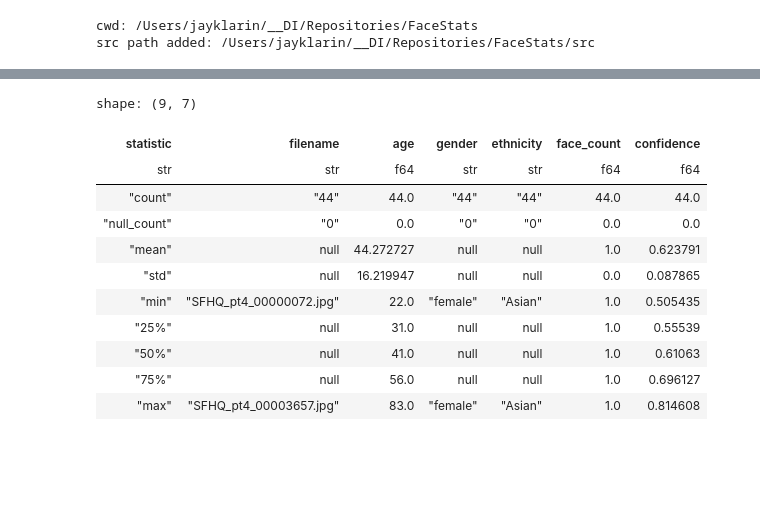
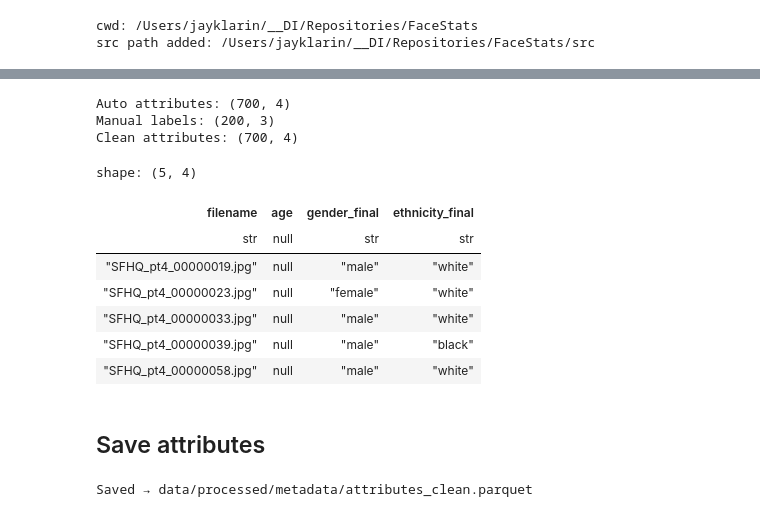
Before and after one commit to jayklarin/FaceStats, a Jupyter notebook: notebooks/03_attributes.ipynb, the cells around one changed output, grey strips where cells are left out. Saved outputs shown, nothing was run; the diff lists cells and outputs as text; code cells hidden in the pictures; blank space fills up the shorter version.

```diff
--- a/notebooks/03_attributes.ipynb
+++ b/notebooks/03_attributes.ipynb
@@ -190,17 +300,64 @@ shape: (5, 6)
+# %%
+import polars as pl
+
+# Load auto + manual
+attr = pl.read_parquet("data/processed/metadata/attributes.parquet")
+ml   = pl.read_csv("data/processed/metadata/manual_labels.csv")
+
+print("Auto attributes:", attr.shape)
+print("Manual labels:", ml.shape)
+
+# Merge manual labels
+merged = (
+    attr
+    .join(ml, on="filename", how="left")
+)
+
+# Final combined labels
+merged = merged.with_columns([
+
+    # Final gender
+    pl.coalesce([
+        pl.col("gender_right"),     # manual (new)
+        pl.col("gender"),           # auto fallback
+        pl.lit("unknown")
+    ]).alias("gender_final"),
+
+    # Final ethnicity
+    pl.coalesce([
+        pl.col("ethnicity_right"),  # manual (new)
+        pl.col("ethnicity"),        # auto fallback
+        pl.lit("unknown")
+    ]).alias("ethnicity_final"),
+
+])
+
+clean = merged.select([
+    "filename",
+    "age",
+    "gender_final",
+    "ethnicity_final",
+])
+
+print("Clean attributes:", clean.shape)
+clean.head()
+# %% [output]
+Auto attributes: (700, 4)
+Manual labels: (200, 3)
+Clean attributes: (700, 4)
+shape: (5, 4)
+| filename | age | gender_final | ethnicity_final |
+| str | null | str | str |
+| "SFHQ_pt4_00000019.jpg" | null | "male" | "white" |
+| "SFHQ_pt4_00000023.jpg" | null | "female" | "white" |
+| "SFHQ_pt4_00000033.jpg" | null | "male" | "white" |
+| "SFHQ_pt4_00000039.jpg" | null | "male" | "black" |
+| "SFHQ_pt4_00000058.jpg" | null | "male" | "white" |
+# %% [markdown]
+## Save attributes
 # %%
-df_clean.write_parquet("data/processed/metadata/attributes_clean.parquet")
+OUT = "data/processed/metadata/attributes_clean.parquet"
+clean.write_parquet(OUT)
+print("Saved →", OUT)
+# %% [output]
+Saved → data/processed/metadata/attributes_clean.parquet
-# %%
-df_clean.describe()
-# %% [output]
-shape: (9, 7)
-| statistic | filename | age | gender | ethnicity | face_count | confidence |
-| str | str | f64 | str | str | f64 | f64 |
-| "count" | "44" | 44.0 | "44" | "44" | 44.0 | 44.0 |
-| "null_count" | "0" | 0.0 | "0" | "0" | 0.0 | 0.0 |
-| "mean" | null | 44.272727 | null | null | 1.0 | 0.623791 |
-| "std" | null | 16.219947 | null | null | 0.0 | 0.087865 |
-| "min" | "SFHQ_pt4_00000072.jpg" | 22.0 | "female" | "Asian" | 1.0 | 0.505435 |
-| "25%" | null | 31.0 | null | null | 1.0 | 0.55539 |
-| "50%" | null | 41.0 | null | null | 1.0 | 0.61063 |
-| "75%" | null | 56.0 | null | null | 1.0 | 0.696127 |
-| "max" | "SFHQ_pt4_00003657.jpg" | 83.0 | "female" | "Asian" | 1.0 | 0.814608 |
```
Also changed, not shown: parts of 23 cells of this notebook, 37 other files.
